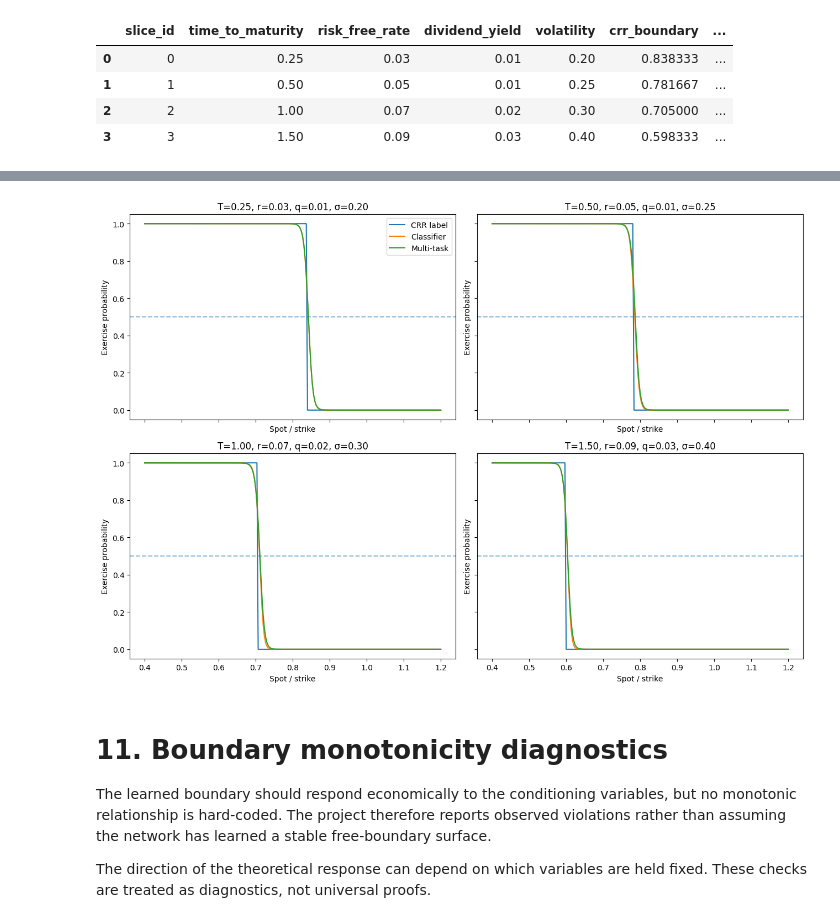
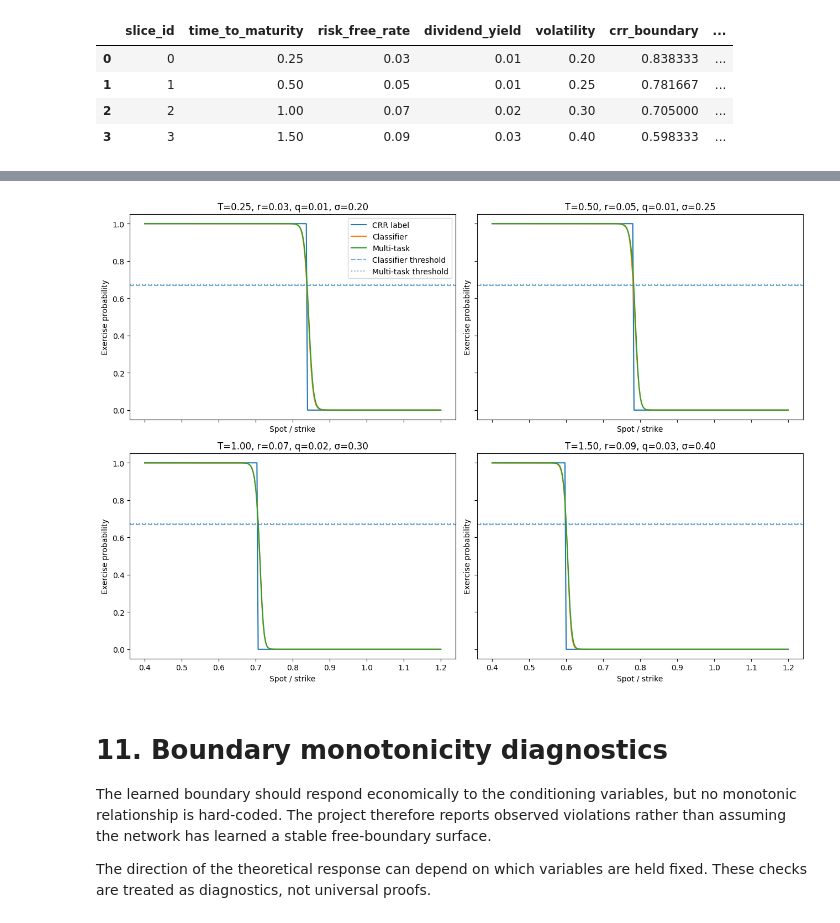
Before and after one commit to Kamend1/deep_learning_american_option_pricing, a Jupyter notebook: notebooks/06_exercise_boundary_analysis.ipynb, the cells around one changed output, grey strips where cells are left out. Cells and saved outputs as stored; diff of their text form; code cells hidden in the pictures.

```diff
--- a/notebooks/06_exercise_boundary_analysis.ipynb
+++ b/notebooks/06_exercise_boundary_analysis.ipynb
@@ -1275,22 +1574,61 @@ pd.DataFrame(
 # %%
-fig, axes = plt.subplots(2, 2, figsize=(13, 9), sharex=True, sharey=True)
-for axis, (slice_id, frame) in zip(axes.ravel(), boundary_grid.groupby("slice_id")):
-    row = boundary_curves.loc[boundary_curves["slice_id"] == slice_id].iloc[0]
-    axis.plot(frame["moneyness"], frame["exercise_now"].astype(float), label="CRR label")
-    axis.plot(frame["moneyness"], frame["classifier_probability"], label="Classifier")
-    axis.plot(frame["moneyness"], frame["multitask_probability"], label="Multi-task")
-    axis.axhline(0.5, linestyle="--", alpha=0.5)
+fig, axes = plt.subplots(
+    2,
+    2,
+    figsize=(13, 9),
+    sharex=True,
+    sharey=True,
+)
+
+for axis, (slice_id, frame) in zip(
+    axes.ravel(),
+    boundary_grid.groupby("slice_id"),
+):
+    row = boundary_curves.loc[
+        boundary_curves["slice_id"] == slice_id
+    ].iloc[0]
+
+    axis.plot(
+        frame["moneyness"],
+        frame["exercise_now"].astype(float),
+        label="CRR label",
+    )
+    axis.plot(
+        frame["moneyness"],
+        frame["classifier_probability"],
+        label="Classifier",
+    )
+    axis.plot(
+        frame["moneyness"],
+        frame["multitask_probability"],
+        label="Multi-task",
+    )
+    axis.axhline(
+        CLASSIFIER_THRESHOLD,
+        linestyle="--",
+        alpha=0.6,
+        label="Classifier threshold",
+    )
+    axis.axhline(
+        MULTITASK_THRESHOLD,
+        linestyle=":",
+        alpha=0.6,
+        label="Multi-task threshold",
+    )
     axis.set_title(
-        f"T={row.time_to_maturity:.2f}, r={row.risk_free_rate:.2f}, "
-        f"q={row.dividend_yield:.2f}, σ={row.volatility:.2f}"
+        f"T={row.time_to_maturity:.2f}, "
+        f"r={row.risk_free_rate:.2f}, "
+        f"q={row.dividend_yield:.2f}, "
+        f"σ={row.volatility:.2f}"
     )
     axis.set_xlabel("Spot / strike")
     axis.set_ylabel("Exercise probability")
+
 axes[0, 0].legend()
 plt.tight_layout()
 plt.show()
 # %% [output]
-[figure, old version]
+[figure, new version]
 # %% [markdown]
 # 11. Boundary monotonicity diagnostics
 
```
Also changed, not shown: parts of 35 cells of this notebook, 17 other files.
